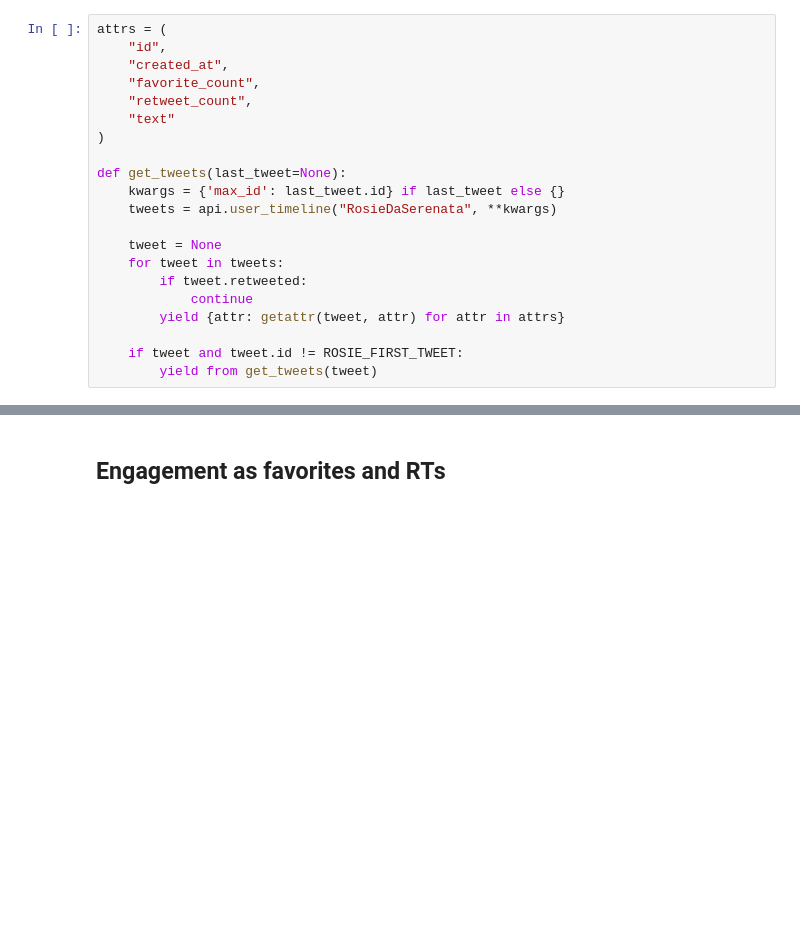
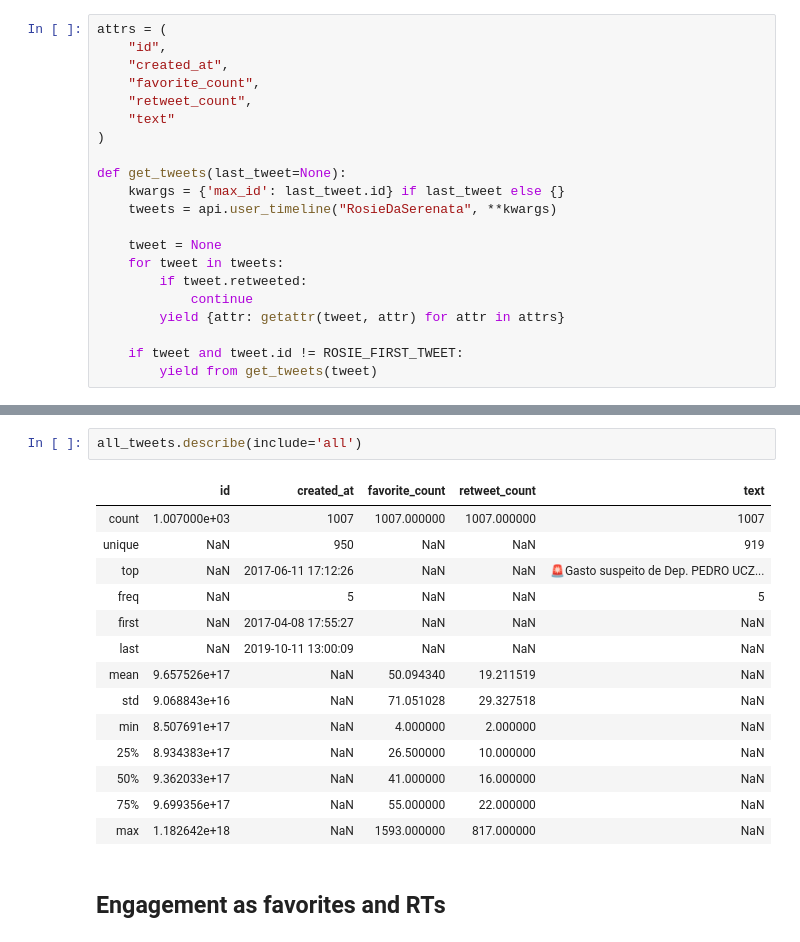
Before and after one commit to okfn-brasil/serenata-notebooks, a Jupyter notebook: notebooks/2019-10-11-g4brielvs-impact-of-twitter-blocking-rosie.ipynb, the cells around one changed output, grey strips where cells are left out. Drawn from its saved outputs; the diff is of its cells as text; blank space fills up the shorter version.

```diff
--- a/notebooks/2019-10-11-g4brielvs-impact-of-twitter-blocking-rosie.ipynb
+++ b/notebooks/2019-10-11-g4brielvs-impact-of-twitter-blocking-rosie.ipynb
@@ -73,6 +75,23 @@ all_tweets = pd.DataFrame(get_tweets())
 all_tweets.shape
 # %% [output]
 (1007, 5)
+# %%
+all_tweets.describe(include='all')
+# %% [output]
+|  | id | created_at | favorite_count | retweet_count | text |
+| count | 1.007000e+03 | 1007 | 1007.000000 | 1007.000000 | 1007 |
+| unique | NaN | 950 | NaN | NaN | 919 |
+| top | NaN | 2017-06-11 17:12:26 | NaN | NaN | 🚨Gasto suspeito de Dep. PEDRO UCZ... |
+| freq | NaN | 5 | NaN | NaN | 5 |
+| first | NaN | 2017-04-08 17:55:27 | NaN | NaN | NaN |
+| last | NaN | 2019-10-11 13:00:09 | NaN | NaN | NaN |
+| mean | 9.657526e+17 | NaN | 50.094340 | 19.211519 | NaN |
+| std | 9.068843e+16 | NaN | 71.051028 | 29.327518 | NaN |
+| min | 8.507691e+17 | NaN | 4.000000 | 2.000000 | NaN |
+| 25% | 8.934383e+17 | NaN | 26.500000 | 10.000000 | NaN |
+| 50% | 9.362033e+17 | NaN | 41.000000 | 16.000000 | NaN |
+| 75% | 9.699356e+17 | NaN | 55.000000 | 22.000000 | NaN |
+| max | 1.182642e+18 | NaN | 1593.000000 | 817.000000 | NaN |
 # %% [markdown]
 ## Engagement as favorites and RTs
 # %% [markdown]
```
Also changed, not shown: parts of 16 cells of this notebook, 2 other files.
